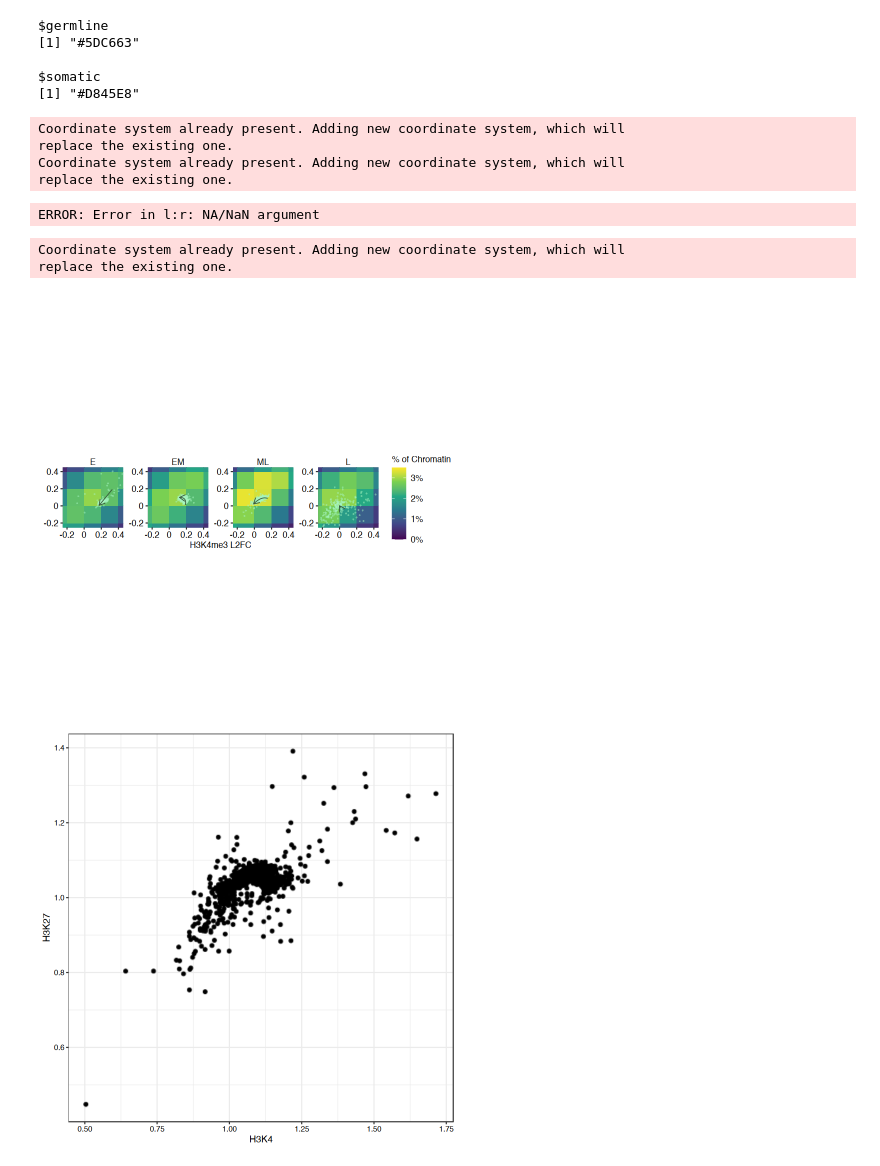
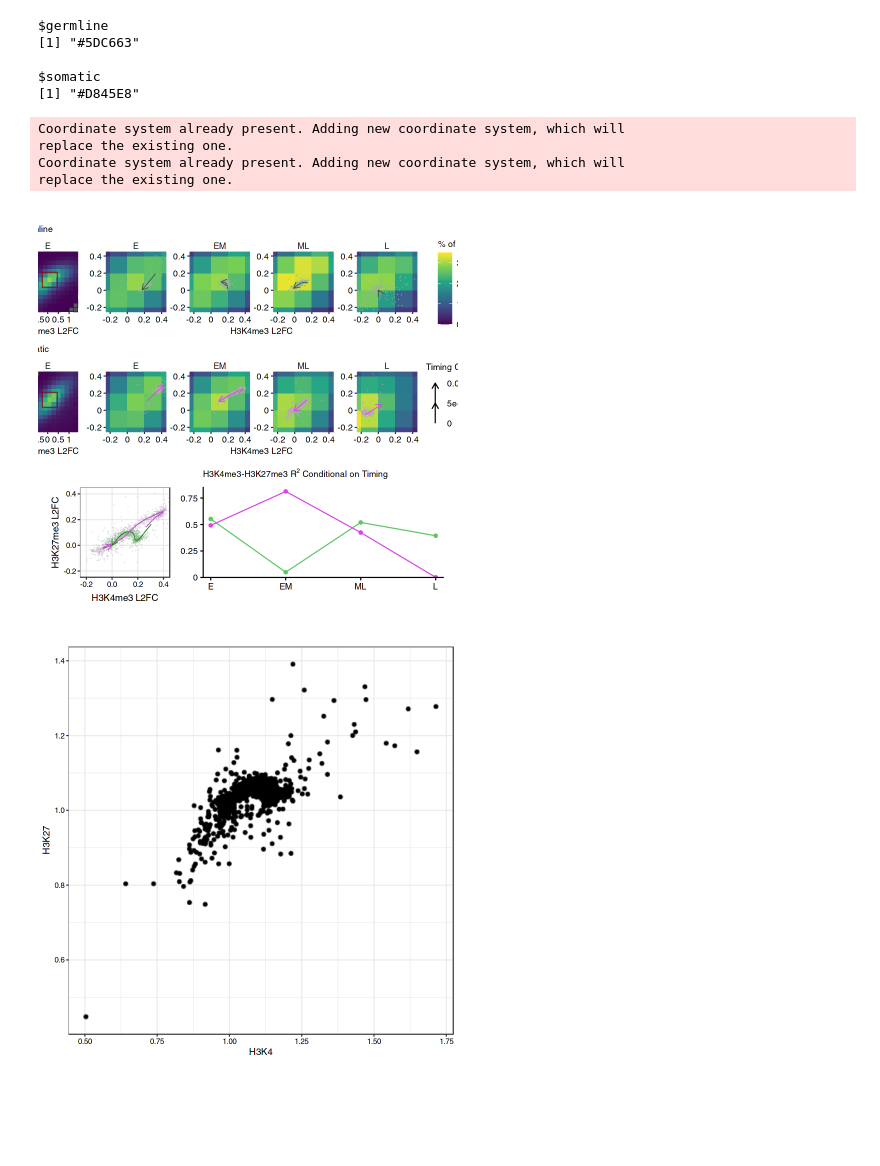
Before and after one commit to ringw/Upd-Germline-Genomics, a Jupyter notebook: illustrations/HistoneCodeReplicationCode.ipynb, the cells around one changed output. Drawn from its saved outputs; the diff is of its cells as text; code cells hidden in the pictures; blank space fills up the shorter version.

Commit message:
Update to histone point cloud

```diff
--- a/illustrations/HistoneCodeReplicationCode.ipynb
+++ b/illustrations/HistoneCodeReplicationCode.ipynb
@@ -915,16 +948,14 @@ pointcloud_layer <- rasterise(
     aes(fill = NULL, color = color),
     \(chromatin) tibble(
       subset(trend_input_log2, celltype == chromatin$celltype[1]),
-      color = list(
-        Germline = "#a6f6c2",
-        Somatic = "#009999"
-      )[[chromatin$celltype[1]]]
+      color = muted(unlist(chic_line_track_colors), c=20, l=70)[
+        tolower(chromatin$celltype[[1]])
+      ],
     ),
     stroke = NA,
-    size = 1,
-    alpha = 0.5
+    size = 0.5
   ),
-  dpi = 600
+  dpi = 300
 )
 Germline_Report <- set_panel_size(
   p %>%
@@ -1066,92 +1097,34 @@ Somatic_Report$widths[Somatic_Report$layout$l[match("guide-box", Somatic_Report$
 report <- gtable(
   unit(1, "null"),
   unit(c(2, 2, 2.5), "in")
 ) %>%
   gtable_add_grob(
     list(
       Germline_Report,
       Somatic_Report,
       cbind(
         set_panel_size(
           globalrepli,
           w = unit(1.5, "in"),
           h = unit(1.5, "in")
         ),
         set_panel_size(
           corrplot,
           w = unit(4, "in"),
           h = unit(1.5, "in")
         )
       )
     ),
     t = 1:3,
     l = 1
   )
 grid.draw(report)
 # %% [output]
 Coordinate system already present. Adding new coordinate system, which will
 replace the existing one.
 Coordinate system already present. Adding new coordinate system, which will
 replace the existing one.
-ERROR: Error in l:r: NA/NaN argument
+[figure, added]
-# %%
-library(egg)
-library(grid)
-library(gtable)
-trend_input_log2 <- mutate(
-  trend_input,
-  H3K4 = log2(H3K4),
-  H3K27 = log2(H3K27)
-)
-pointcloud_layer <- rasterise(
-  geom_point(
-    aes(fill = NULL, color = color),
-    \(chromatin) tibble(
-      subset(trend_input_log2, celltype == chromatin$celltype[1]),
-      color = list(
-        Germline = "#a6f6c2",
-        Somatic = "#009999"
-      )[[chromatin$celltype[1]]]
-    ),
-    stroke = NA,
-    size = 1,
-    alpha = 0.5
-  ),
-  dpi = 600
-)
-Germline_Report <- set_panel_size(
-  p %>%
-    `$<-`("data", value = .$data %>% subset(celltype == "Germline")) %>%
-    `$<-`(
-      "layers",
-      value = list(
-        .$layers[[1]],
-        pointcloud_layer,
-        geom_path(
-          aes(fill = NULL),
-          data = \(chromatin) trend_illu %>%
-            subset(celltype == chromatin$celltype[1]),
-          color = "#385739",
-          arrow = arrow(length = unit(8, "pt")),
-          linewidth = 1 * 25.4 / 72,
-        )
-      )
-    ) %>%
-    `+`(
-      list(
-        coord_cartesian(c(-0.25,0.45), c(-0.25,0.45), exp=F),
-        scale_color_identity(),
-        labs(y = NULL)
-      )
-    ),
-  w = unit(1, "in"),
-  h = unit(1, "in")
-)
-grid.draw(Germline_Report)
-# %% [output]
-Coordinate system already present. Adding new coordinate system, which will
-replace the existing one.
-[figure, removed]
 # %%
 p$data %>%
   subset(celltype == "Germline") %>%
```
Also changed, not shown: parts of 24 cells of this notebook.
